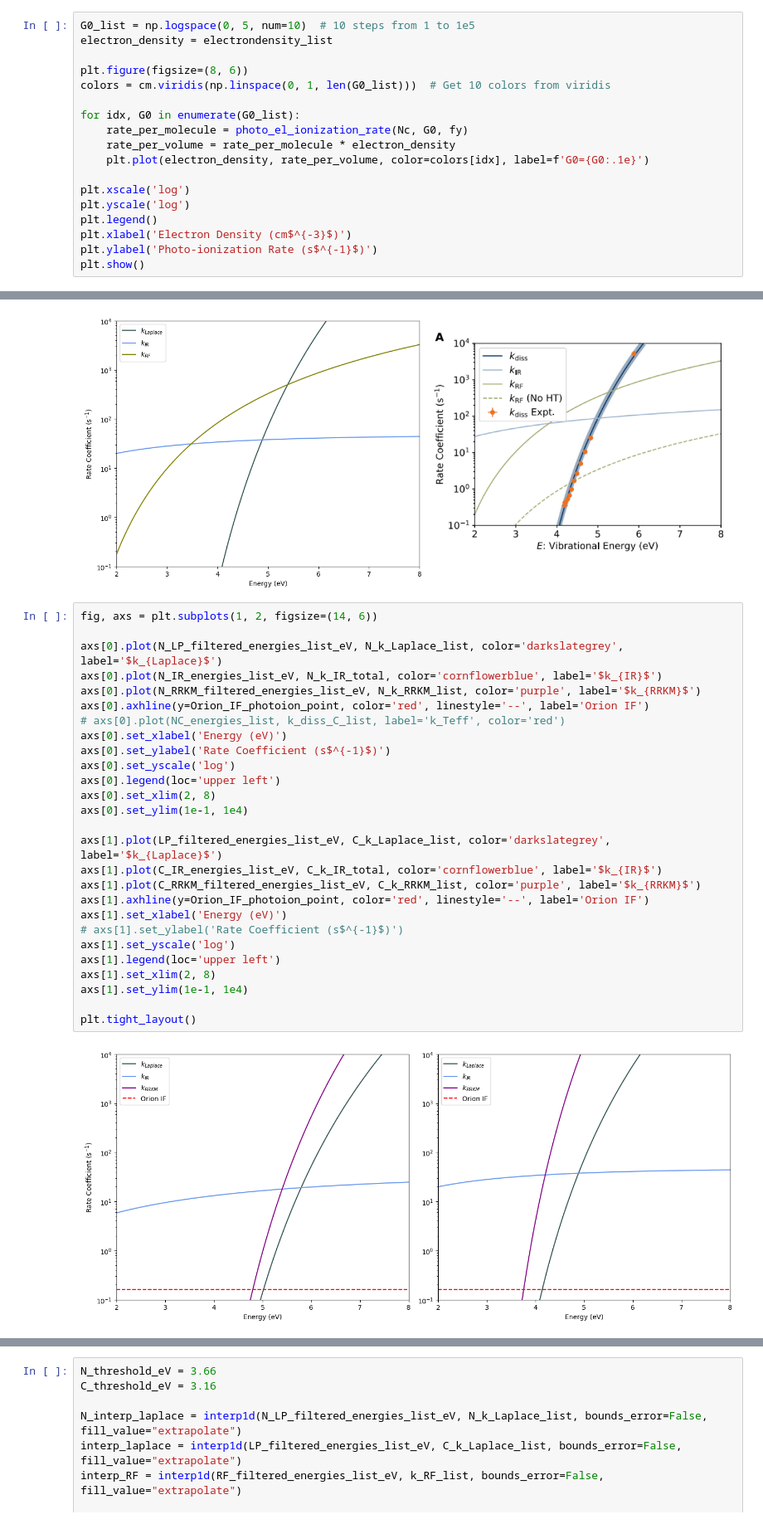
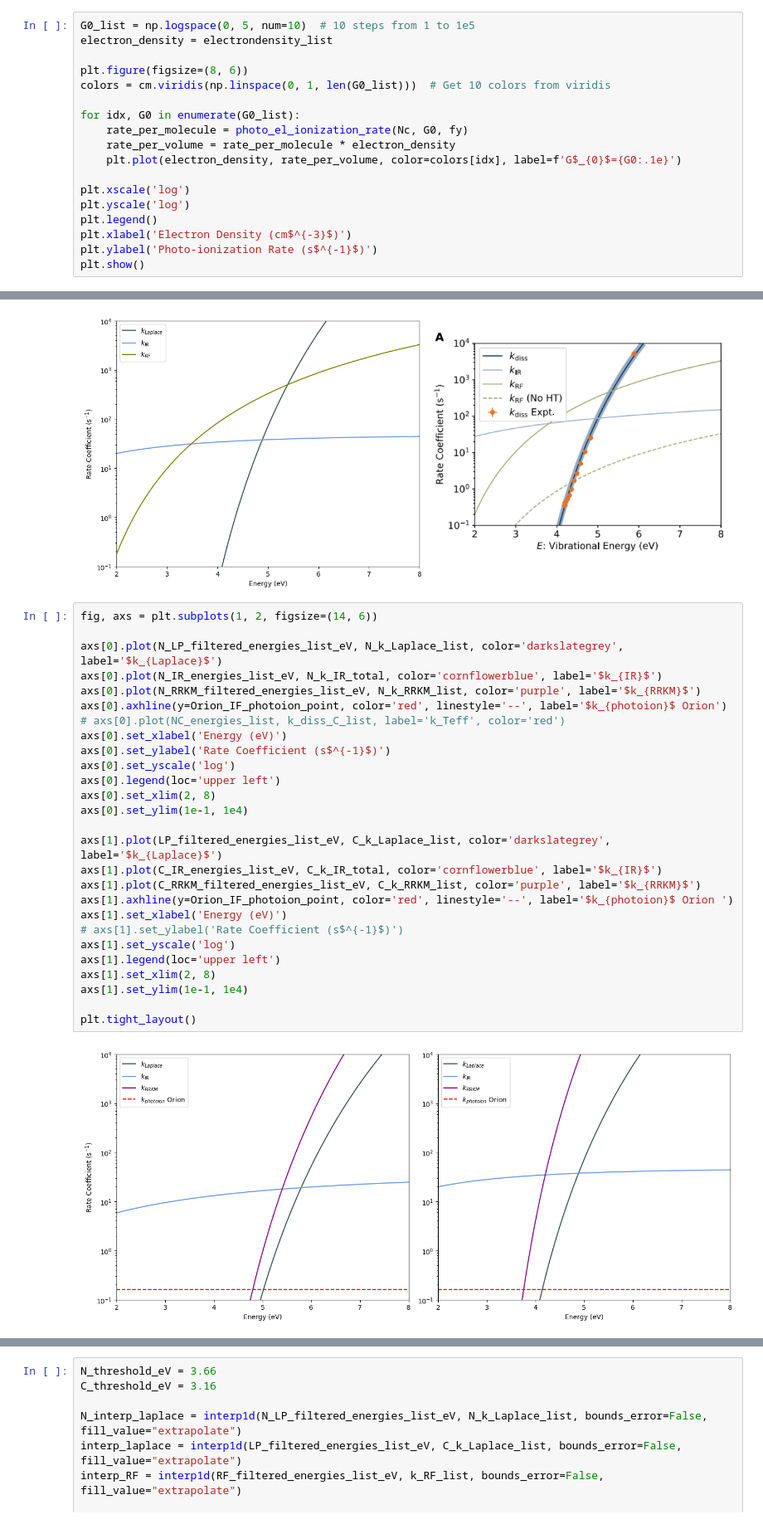
Before and after one commit to mustafa9812/Project-Cynap, a Jupyter notebook: scripts/calculations.ipynb, the cells around one changed output, grey strips where cells are left out. Shown: that part at 83% size. Cells and saved outputs as stored; diff of their text form.

```diff
--- a/scripts/calculations.ipynb
+++ b/scripts/calculations.ipynb
@@ -134,7 +134,7 @@ colors = cm.viridis(np.linspace(0, 1, len(G0_list)))  # Get 10 colors from virid
 for idx, G0 in enumerate(G0_list):
     rate_per_molecule = photo_el_ionization_rate(Nc, G0, fy)
     rate_per_volume = rate_per_molecule * electron_density
-    plt.plot(electron_density, rate_per_volume, color=colors[idx], label=f'G0={G0:.1e}')
+    plt.plot(electron_density, rate_per_volume, color=colors[idx], label=f'G$_{0}$={G0:.1e}')
 
 plt.xscale('log')
 plt.yscale('log')
@@ -764,32 +764,32 @@ plt.tight_layout()
 # %%
 fig, axs = plt.subplots(1, 2, figsize=(14, 6))
 
 axs[0].plot(N_LP_filtered_energies_list_eV, N_k_Laplace_list, color='darkslategrey', label='$k_{Laplace}$')
 axs[0].plot(N_IR_energies_list_eV, N_k_IR_total, color='cornflowerblue', label='$k_{IR}$')
 axs[0].plot(N_RRKM_filtered_energies_list_eV, N_k_RRKM_list, color='purple', label='$k_{RRKM}$')
-axs[0].axhline(y=Orion_IF_photoion_point, color='red', linestyle='--', label='Orion IF')
+axs[0].axhline(y=Orion_IF_photoion_point, color='red', linestyle='--', label='$k_{photoion}$ Orion')
 # axs[0].plot(NC_energies_list, k_diss_C_list, label='k_Teff', color='red')
 axs[0].set_xlabel('Energy (eV)')
 axs[0].set_ylabel('Rate Coefficient (s$^{-1}$)')
 axs[0].set_yscale('log')
 axs[0].legend(loc='upper left')
 axs[0].set_xlim(2, 8)
 axs[0].set_ylim(1e-1, 1e4)
 
 axs[1].plot(LP_filtered_energies_list_eV, C_k_Laplace_list, color='darkslategrey', label='$k_{Laplace}$')
 axs[1].plot(C_IR_energies_list_eV, C_k_IR_total, color='cornflowerblue', label='$k_{IR}$')
 axs[1].plot(C_RRKM_filtered_energies_list_eV, C_k_RRKM_list, color='purple', label='$k_{RRKM}$')
-axs[1].axhline(y=Orion_IF_photoion_point, color='red', linestyle='--', label='Orion IF')
+axs[1].axhline(y=Orion_IF_photoion_point, color='red', linestyle='--', label='$k_{photoion}$ Orion ')
 axs[1].set_xlabel('Energy (eV)')
 # axs[1].set_ylabel('Rate Coefficient (s$^{-1}$)')
 axs[1].set_yscale('log')
 axs[1].legend(loc='upper left')
 axs[1].set_xlim(2, 8)
 axs[1].set_ylim(1e-1, 1e4)
 
 plt.tight_layout()
 # %% [output]
-[figure, old version]
+[figure, new version]
 # %%
 C_threshold_eV = 3.16
 interp_laplace = interp1d(LP_filtered_energies_list_eV, C_k_Laplace_list, bounds_error=False, fill_value="extrapolate")
```
Also changed, not shown: parts of 3 cells of this notebook.
